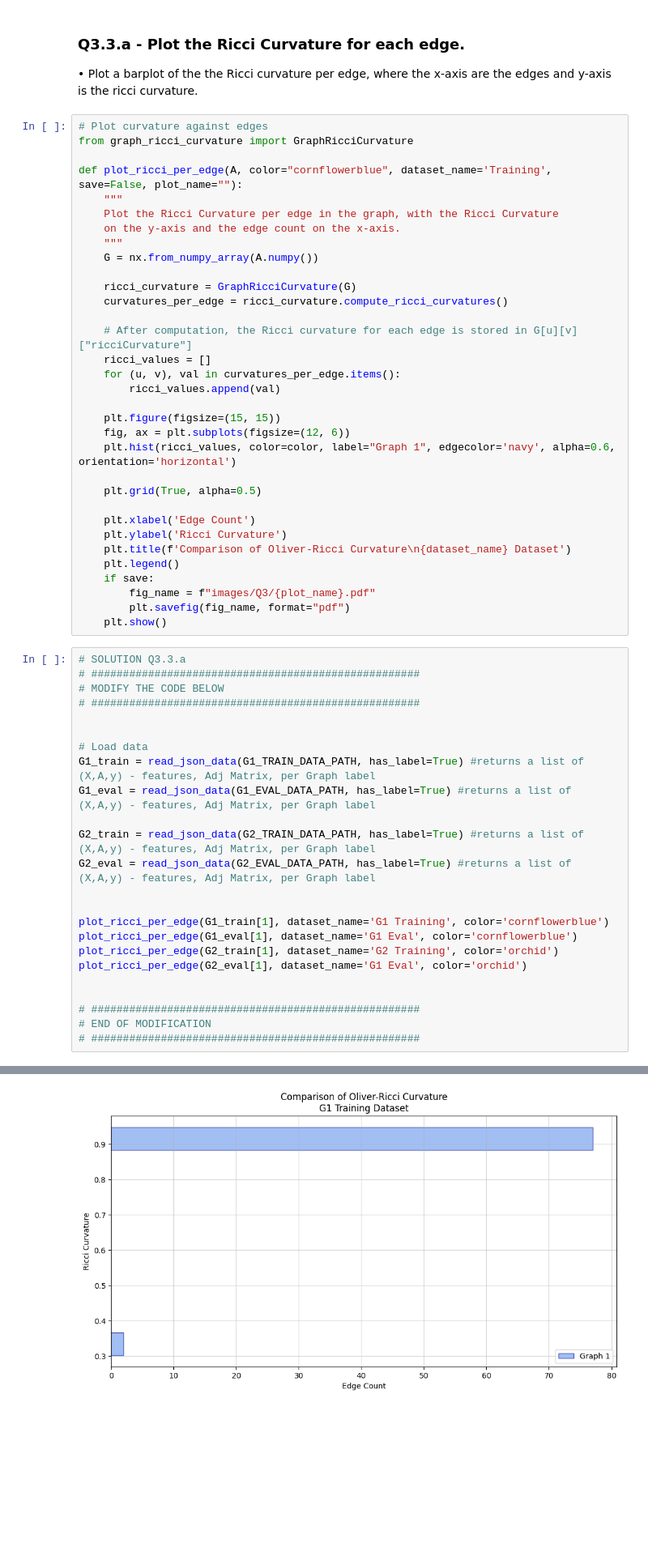
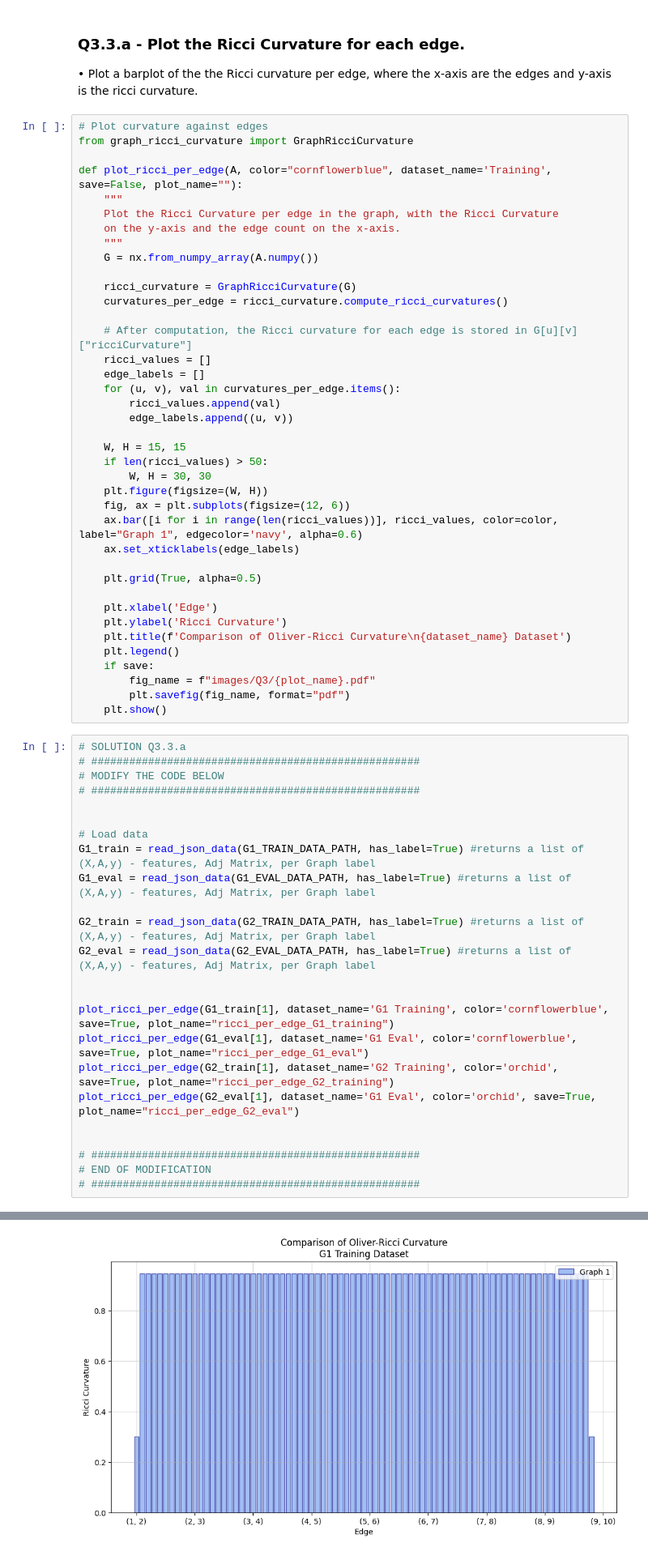
Before and after one commit to belfioreasia/Deep-Graph-Based-Learning, a Jupyter notebook: Coursework/q3_topology.ipynb, the cells around one changed output, grey strips where cells are left out. Shown at 81% size. Cells and saved outputs as stored; diff of their text form; blank space fills up the shorter version.

Commit message:
Changed Q3.3.a plots and LayerGCN Parameters

```diff
--- a/Coursework/q3_topology.ipynb
+++ b/Coursework/q3_topology.ipynb
@@ -1070,16 +1057,22 @@ def plot_ricci_per_edge(A, color="cornflowerblue", dataset_name='Training', save
 
     # After computation, the Ricci curvature for each edge is stored in G[u][v]["ricciCurvature"]
     ricci_values = []
+    edge_labels = []
     for (u, v), val in curvatures_per_edge.items():
         ricci_values.append(val)
+        edge_labels.append((u, v))
 
-    plt.figure(figsize=(15, 15))
+    W, H = 15, 15
+    if len(ricci_values) > 50:
+        W, H = 30, 30
+    plt.figure(figsize=(W, H))
     fig, ax = plt.subplots(figsize=(12, 6))
-    plt.hist(ricci_values, color=color, label="Graph 1", edgecolor='navy', alpha=0.6, orientation='horizontal')
+    ax.bar([i for i in range(len(ricci_values))], ricci_values, color=color, label="Graph 1", edgecolor='navy', alpha=0.6)
+    ax.set_xticklabels(edge_labels)
 
     plt.grid(True, alpha=0.5)
 
-    plt.xlabel('Edge Count')
+    plt.xlabel('Edge')
     plt.ylabel('Ricci Curvature')
     plt.title(f'Comparison of Oliver-Ricci Curvature\n{dataset_name} Dataset')
     plt.legend()
@@ -1102,10 +1095,10 @@ G2_train = read_json_data(G2_TRAIN_DATA_PATH, has_label=True) #returns a list of
 G2_eval = read_json_data(G2_EVAL_DATA_PATH, has_label=True) #returns a list of (X,A,y) - features, Adj Matrix, per Graph label
 
 
-plot_ricci_per_edge(G1_train[1], dataset_name='G1 Training', color='cornflowerblue')
-plot_ricci_per_edge(G1_eval[1], dataset_name='G1 Eval', color='cornflowerblue')
-plot_ricci_per_edge(G2_train[1], dataset_name='G2 Training', color='orchid')
-plot_ricci_per_edge(G2_eval[1], dataset_name='G1 Eval', color='orchid')
+plot_ricci_per_edge(G1_train[1], dataset_name='G1 Training', color='cornflowerblue', save=True, plot_name="ricci_per_edge_G1_training")
+plot_ricci_per_edge(G1_eval[1], dataset_name='G1 Eval', color='cornflowerblue', save=True, plot_name="ricci_per_edge_G1_eval")
+plot_ricci_per_edge(G2_train[1], dataset_name='G2 Training', color='orchid', save=True, plot_name="ricci_per_edge_G2_training")
+plot_ricci_per_edge(G2_eval[1], dataset_name='G1 Eval', color='orchid', save=True, plot_name="ricci_per_edge_G2_eval")
 
 
 # ####################################################
@@ -1116,2 +1109,2 @@ plot_ricci_per_edge(G2_eval[1], dataset_name='G1 Eval', color='orchid')
-[figure, old version]
+[figure, new version]
 <Figure size 1500x1500 with 0 Axes>
```
Also changed, not shown: parts of 6 cells of this notebook, 5 other files.
